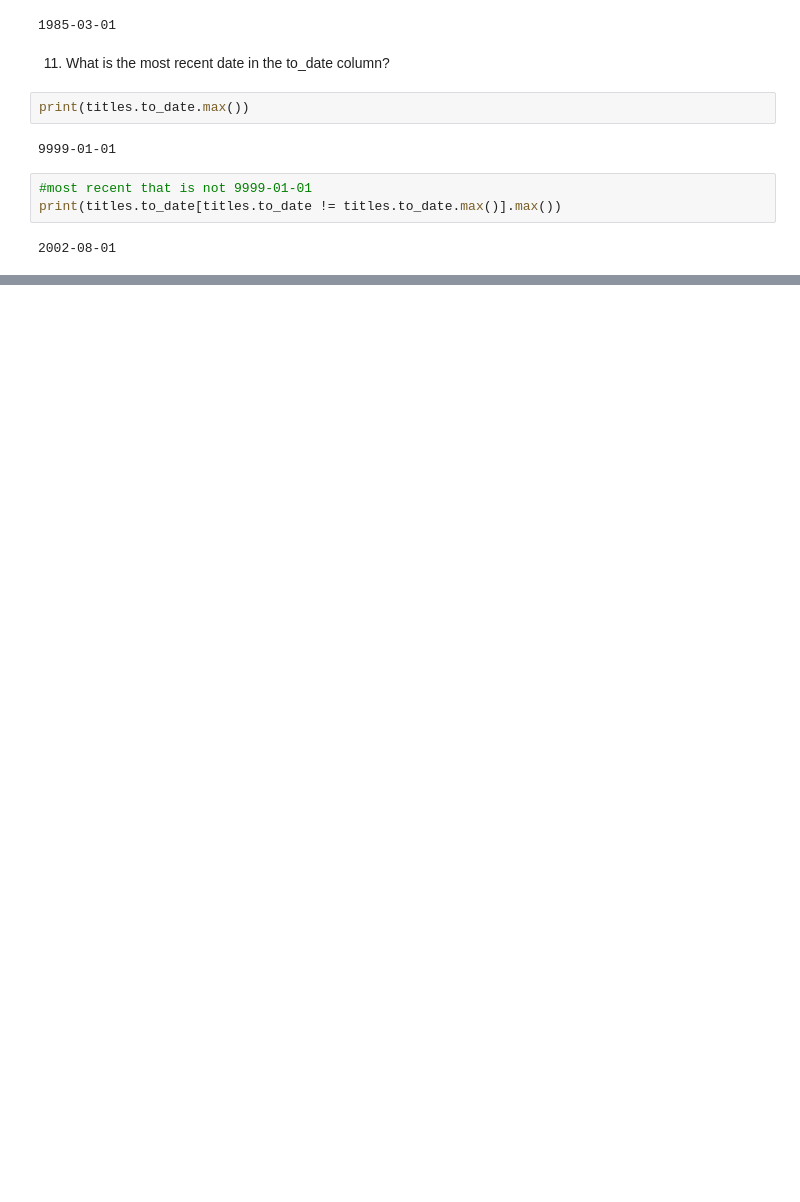
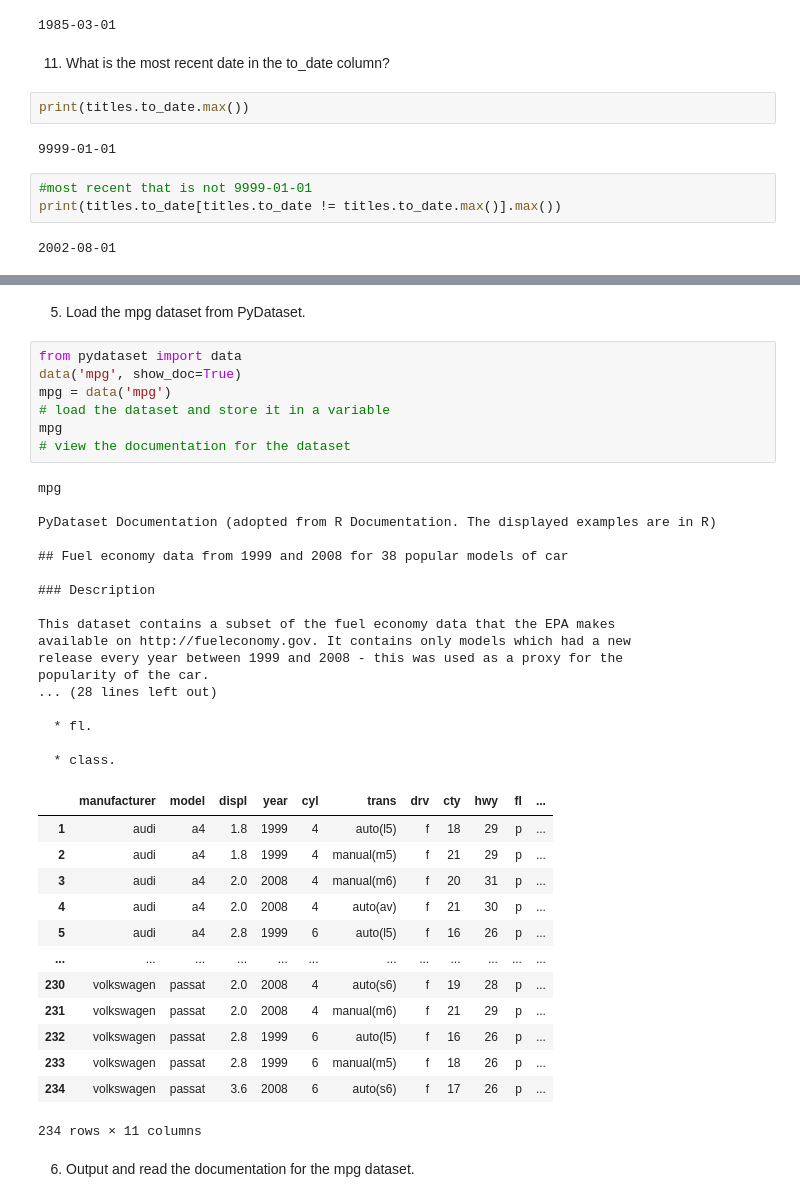
Before and after one commit to AJMartinezLlanes/numpy-pandas-visualization-exercises, a Jupyter notebook: advanced_dataframes.ipynb, the cells around one changed output, grey strips where cells are left out. Cells and saved outputs as stored; diff of their text form; blank space fills up the shorter version.

Commit message:
completed advanced dataframes

```diff
--- a/advanced_dataframes.ipynb
+++ b/advanced_dataframes.ipynb
@@ -121,0 +198,43 @@ print(titles.to_date[titles.to_date != titles.to_date.max()].max())
+# %% [markdown]
+
+5. Load the mpg dataset from PyDataset.
+# %%
+from pydataset import data
+data('mpg', show_doc=True)
+mpg = data('mpg')
+# load the dataset and store it in a variable
+mpg
+# view the documentation for the dataset
+# %% [output]
+mpg
+
+PyDataset Documentation (adopted from R Documentation. The displayed examples are in R)
+
+## Fuel economy data from 1999 and 2008 for 38 popular models of car
+
+### Description
+
+This dataset contains a subset of the fuel economy data that the EPA makes
+available on http://fueleconomy.gov. It contains only models which had a new
+release every year between 1999 and 2008 - this was used as a proxy for the
+popularity of the car.
+... (28 lines left out)
+
+  * fl.
+
+  * class.
+|  | manufacturer | model | displ | year | cyl | trans | drv | cty | hwy | fl | ... |
+| 1 | audi | a4 | 1.8 | 1999 | 4 | auto(l5) | f | 18 | 29 | p | ... |
+| 2 | audi | a4 | 1.8 | 1999 | 4 | manual(m5) | f | 21 | 29 | p | ... |
+| 3 | audi | a4 | 2.0 | 2008 | 4 | manual(m6) | f | 20 | 31 | p | ... |
+| 4 | audi | a4 | 2.0 | 2008 | 4 | auto(av) | f | 21 | 30 | p | ... |
+| 5 | audi | a4 | 2.8 | 1999 | 6 | auto(l5) | f | 16 | 26 | p | ... |
+| ... | ... | ... | ... | ... | ... | ... | ... | ... | ... | ... | ... |
+| 230 | volkswagen | passat | 2.0 | 2008 | 4 | auto(s6) | f | 19 | 28 | p | ... |
+| 231 | volkswagen | passat | 2.0 | 2008 | 4 | manual(m6) | f | 21 | 29 | p | ... |
+| 232 | volkswagen | passat | 2.8 | 1999 | 6 | auto(l5) | f | 16 | 26 | p | ... |
+| 233 | volkswagen | passat | 2.8 | 1999 | 6 | manual(m5) | f | 18 | 26 | p | ... |
+| 234 | volkswagen | passat | 3.6 | 2008 | 6 | auto(s6) | f | 17 | 26 | p | ... |
+234 rows × 11 columns
+# %% [markdown]
+6. Output and read the documentation for the mpg dataset.
```
Also changed, not shown: parts of 53 cells of this notebook.
